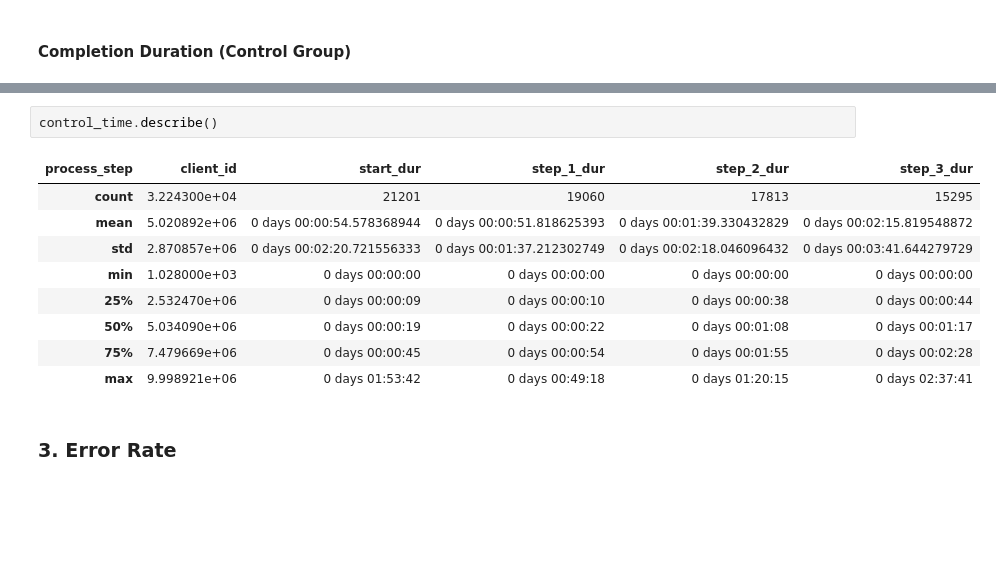
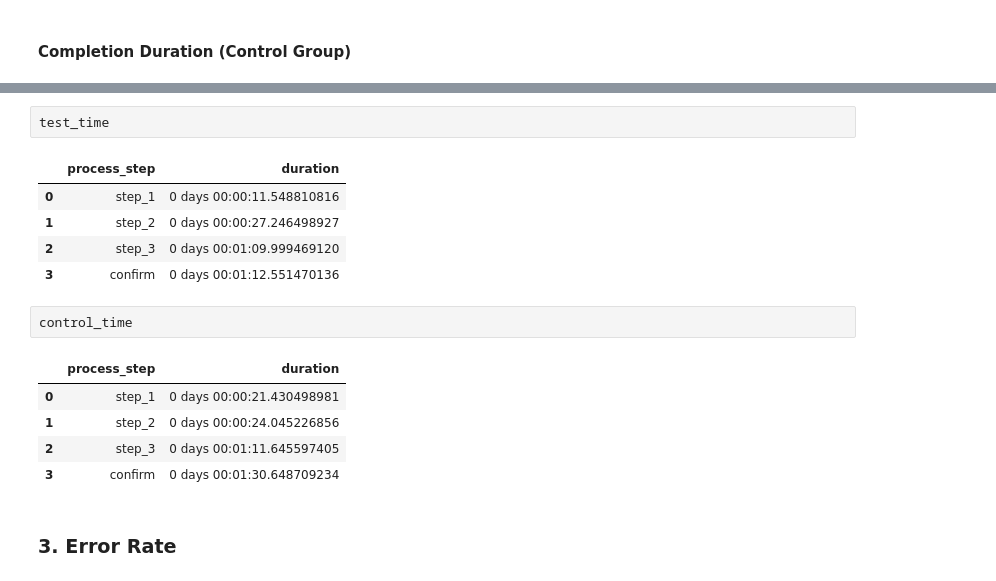
Before and after one commit to amatulghina/vanguard-ab-test, a Jupyter notebook: notebooks/analysis.ipynb, the cells around one changed output, grey strips where cells are left out. Saved outputs shown, nothing was run; the diff lists cells and outputs as text; blank space fills up the shorter version.

```diff
--- a/notebooks/analysis.ipynb
+++ b/notebooks/analysis.ipynb
@@ -254,15 +325,19 @@ control
+# %%
+test_time
+# %% [output]
+|  | process_step | duration |
+| 0 | step_1 | 0 days 00:00:11.548810816 |
+| 1 | step_2 | 0 days 00:00:27.246498927 |
+| 2 | step_3 | 0 days 00:01:09.999469120 |
+| 3 | confirm | 0 days 00:01:12.551470136 |
 # %%
-control_time.describe()
+control_time
 # %% [output]
-| process_step | client_id | start_dur | step_1_dur | step_2_dur | step_3_dur |
-| count | 3.224300e+04 | 21201 | 19060 | 17813 | 15295 |
-| mean | 5.020892e+06 | 0 days 00:00:54.578368944 | 0 days 00:00:51.818625393 | 0 days 00:01:39.330432829 | 0 days 00:02:15.819548872 |
-| std | 2.870857e+06 | 0 days 00:02:20.721556333 | 0 days 00:01:37.212302749 | 0 days 00:02:18.046096432 | 0 days 00:03:41.644279729 |
-| min | 1.028000e+03 | 0 days 00:00:00 | 0 days 00:00:00 | 0 days 00:00:00 | 0 days 00:00:00 |
-| 25% | 2.532470e+06 | 0 days 00:00:09 | 0 days 00:00:10 | 0 days 00:00:38 | 0 days 00:00:44 |
-| 50% | 5.034090e+06 | 0 days 00:00:19 | 0 days 00:00:22 | 0 days 00:01:08 | 0 days 00:01:17 |
-| 75% | 7.479669e+06 | 0 days 00:00:45 | 0 days 00:00:54 | 0 days 00:01:55 | 0 days 00:02:28 |
-| max | 9.998921e+06 | 0 days 01:53:42 | 0 days 00:49:18 | 0 days 01:20:15 | 0 days 02:37:41 |
+|  | process_step | duration |
+| 0 | step_1 | 0 days 00:00:21.430498981 |
+| 1 | step_2 | 0 days 00:00:24.045226856 |
+| 2 | step_3 | 0 days 00:01:11.645597405 |
+| 3 | confirm | 0 days 00:01:30.648709234 |
 # %% [markdown]
 ### 3. Error Rate
 # %% [markdown]
```
Also changed, not shown: parts of 9 cells of this notebook.
